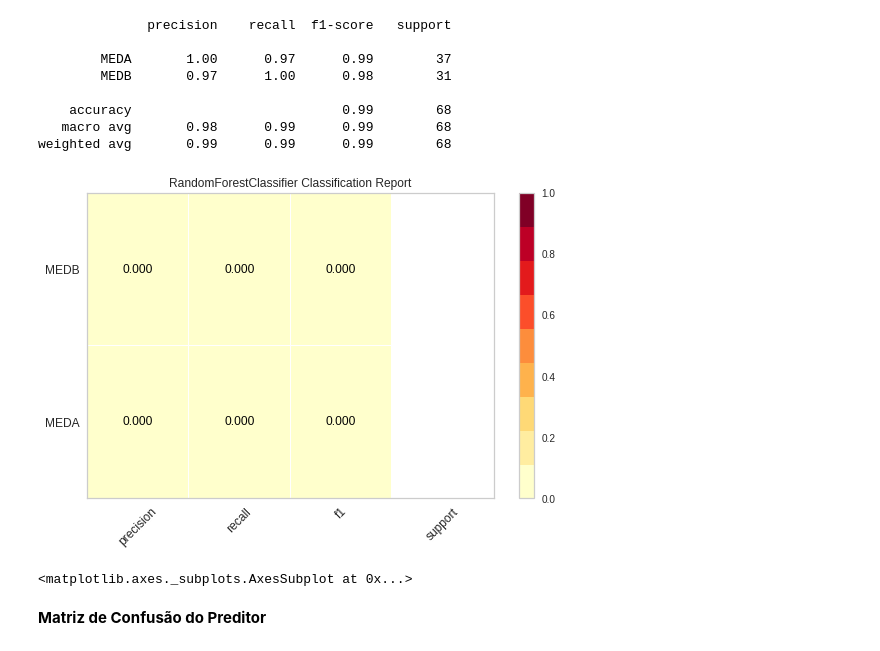
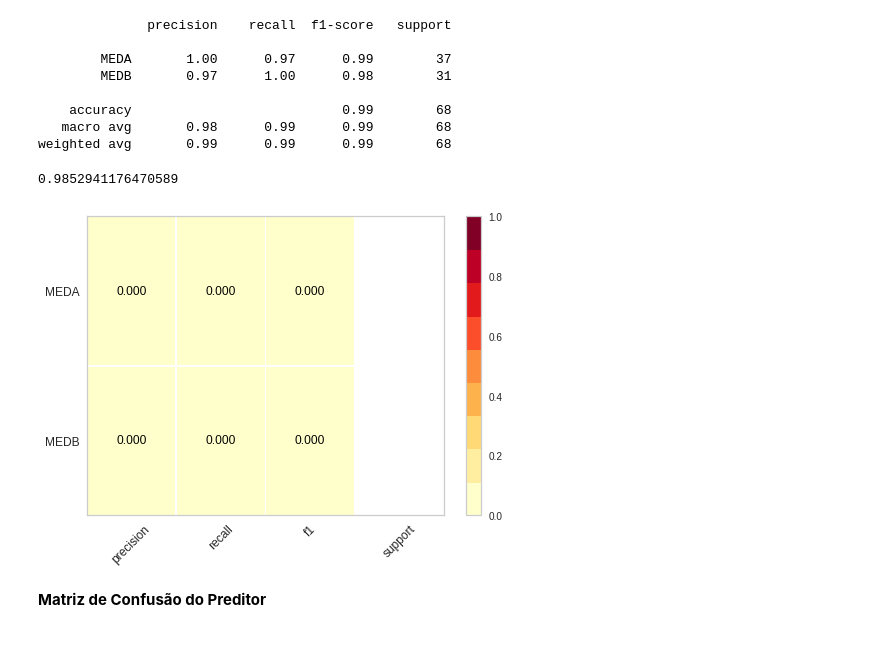
Before and after one commit to inf032/introducaoML, a Jupyter notebook: Farm03.Metricas.ipynb, the cells around one changed output. Saved outputs shown, nothing was run; the diff lists cells and outputs as text; code cells hidden in the pictures.

```diff
--- a/Farm03.Metricas.ipynb
+++ b/Farm03.Metricas.ipynb
@@ -275,23 +275,16 @@ weighted avg       0.99      0.99      0.99        68
 # %%
 from yellowbrick.classifier import ClassificationReport
 
-cr = ClassificationReport(classificador, classes=['MEDA', 'MEDB'], support=True)
+cr = ClassificationReport(classificador, classes=['MEDA', 'MEDB'], support=True, is_fitted=True)
 
 model = Pipeline(steps=[('step_one', col_transformer), ('ss',  StandardScaler()),
-                        ('imputer', ImputerWithMissingMark()), ('cr', cr)]).fit(X_train, y_train)
+                        ('imputer', ImputerWithMissingMark()), ('cr', cr)])
 
-transformer =  Pipeline(steps=[('step_one', col_transformer), ('ss',  StandardScaler()),
-                        ('imputer', ImputerWithMissingMark())]).fit(X_train, y_train)
-
-
+model.fit(X_train, y_train)
 model.score(X_test, y_test)
-cr.show()
-
-
-#model.predict(transformer.transform(X_test))
 # %% [output]
+0.9852941176470589
-[figure, old version]
+[figure, new version]
-<matplotlib.axes._subplots.AxesSubplot at 0x...>
 # %% [markdown]
 **Matriz de Confusão do Preditor**
 # %%
```
